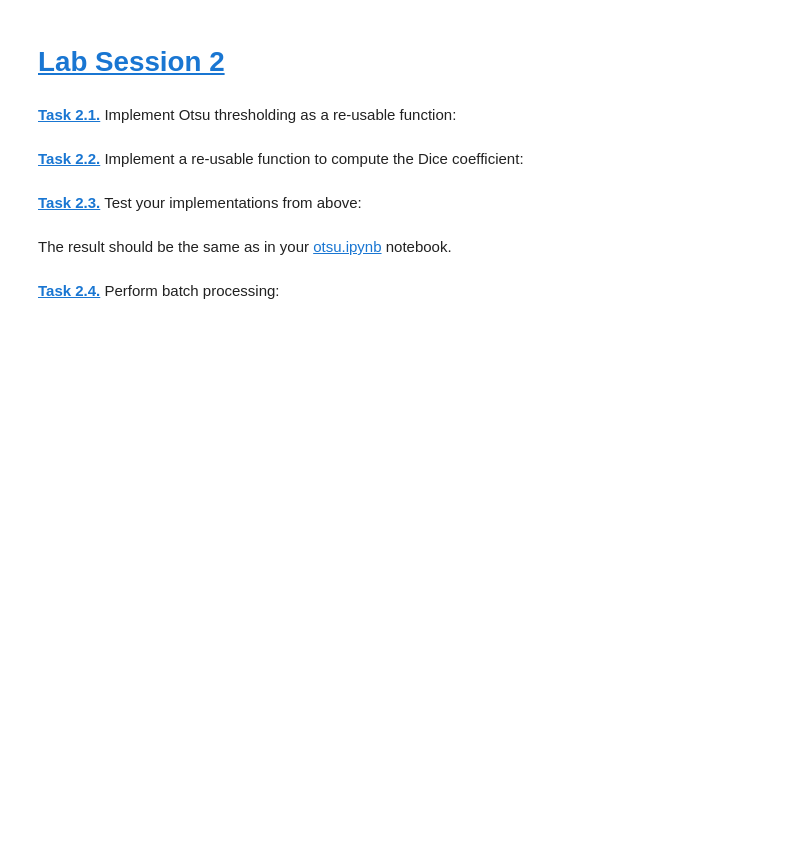
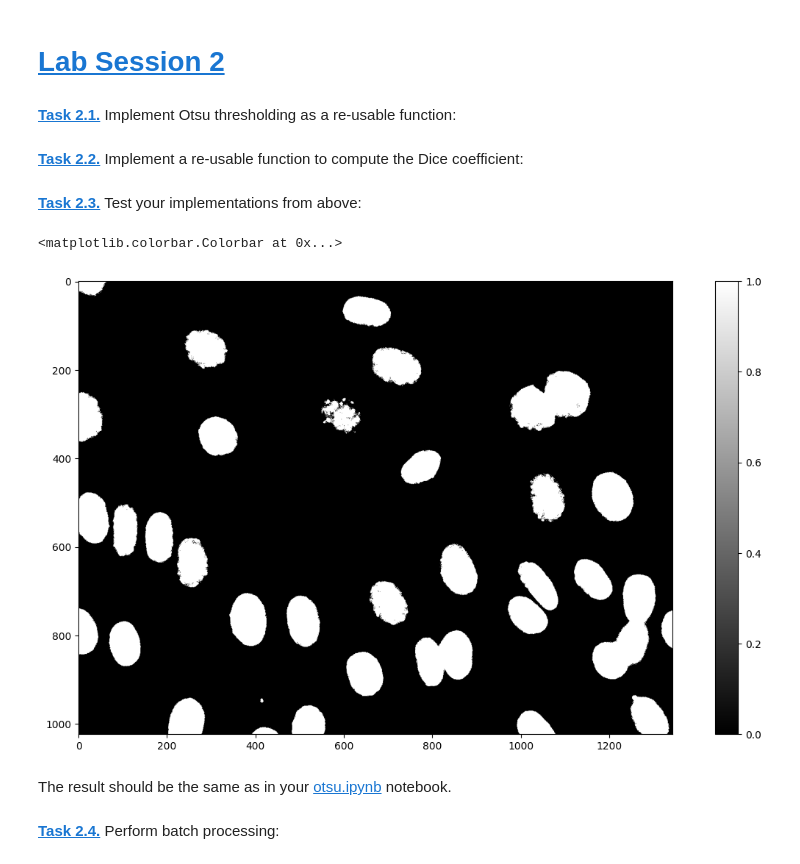
Before and after one commit to SamuelMaerklin/mobi-fs5-python, a Jupyter notebook: otsu_batch.ipynb, the cells around one changed output. Saved outputs shown, nothing was run; the diff lists cells and outputs as text; code cells hidden in the pictures; blank space fills up the shorter version.

Commit message:
Finish task Otsu_Batch

```diff
--- a/otsu_batch.ipynb
+++ b/otsu_batch.ipynb
@@ -15,3 +8,41 @@ def otsu_thresholding(imgf):
+# %%
+def otsu_thresholding(imgf):
+    img8 = (imgf * 255).round().astype(np.uint8)
+
+    h= np.zeros(256)
+
+    for i in range(256):
+        h[i] = np.sum(img8 == i)
+
+    werte = np.arange(256)
+    Score = np.full(256, np.inf) #np.inf damit die ersten Stellen nicht 0 bleiben. Alle die nicht 0 sind werden überschrieben.
+
+
+    for i in range(256):
+        n1 = h[:i].sum()
+        n2 = h[i:].sum()
+        if n1 == 0 or n2 == 0: # überspringt Intensitäten, die nicht vorkommen
+            continue
+        mu1 = np.average(werte[:i], weights=h[:i])
+        mu2 = np.average(werte[i:], weights=h[i:])
+        var1 = np.average((werte[:i]-mu1)**2, weights=h[:i])
+        var2 = np.average((werte[i:]-mu2)**2, weights=h[i:])
+        Score[i] = n1*var1 + n2*var2
+
+    T = np.argmin(Score)
+
+    seg = img8.copy()
+
+    T = 31
+
+    for x in range(1024):
+        for y in range (1344):
+            if seg[x,y] >= T:
+                seg[x,y] = 1
+            else :
+                seg[x,y] = 0
+
+    return seg
 # %% [markdown]
 **[Task 2.2.]()** Implement a re-usable function to compute the Dice coefficient:
 # %%
@@ -24,6 +59,16 @@ def compute_dice(bin1, bin2):
     return dice
 # %% [markdown]
 **[Task 2.3.]()** Test your implementations from above:
+# %%
+imgf = plt.imread('data/NIH3T3/im/dna-0.png')
+imgf_seg = otsu_thresholding(imgf)
+
+plt.figure(figsize=(15,8))
+plt.imshow(imgf_seg, 'grey')
+plt.colorbar ()
+# %% [output]
+<matplotlib.colorbar.Colorbar at 0x...>
+[figure, added]
 # %% [markdown]
 The result should be the same as in your [otsu.ipynb](otsu.ipynb) notebook.
 # %% [markdown]
```
Also changed, not shown: parts of 3 cells of this notebook, 1 other file.
